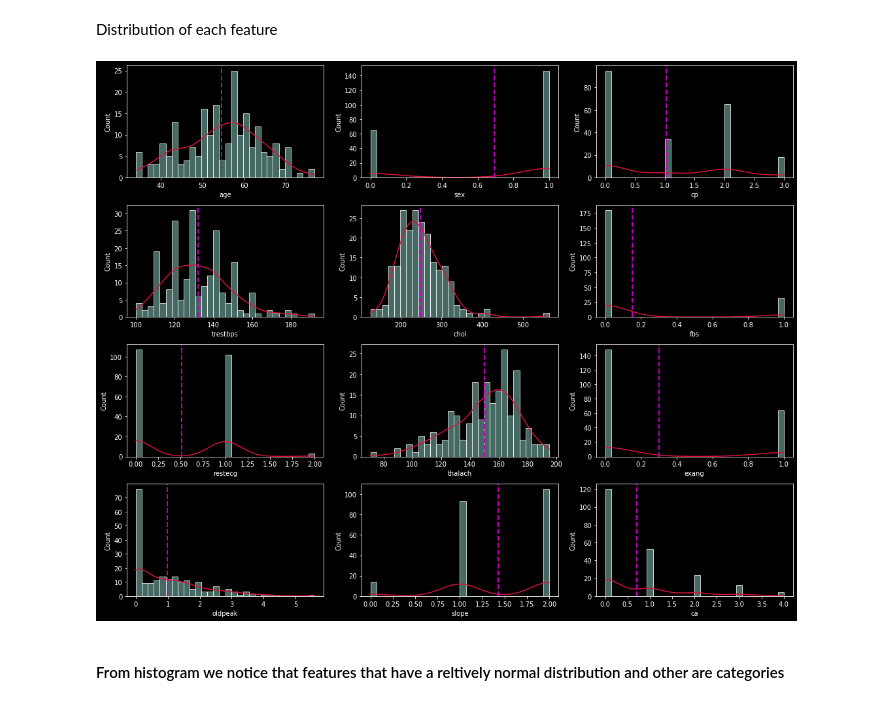
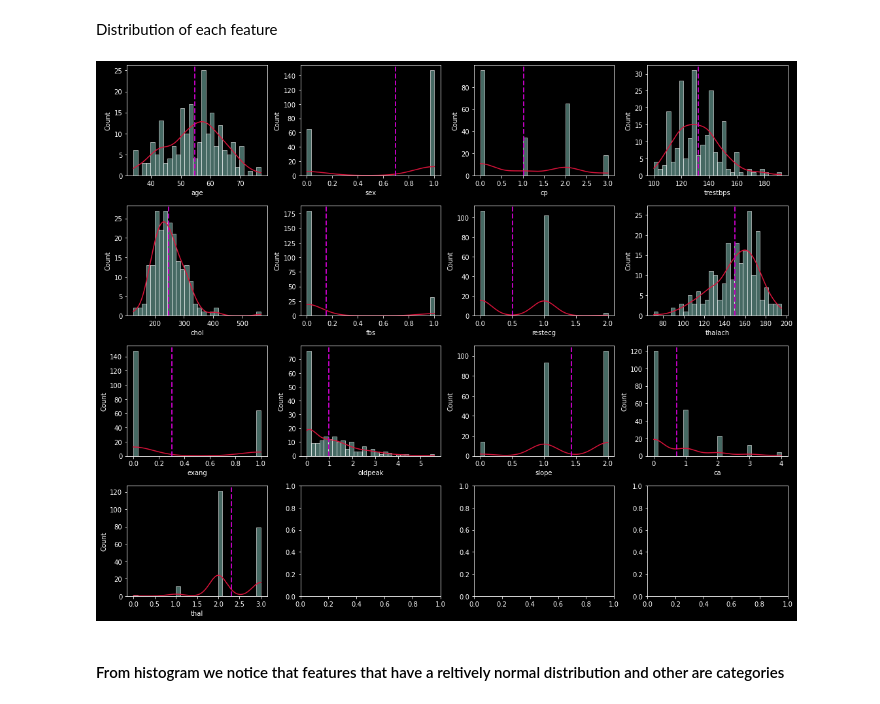
Before and after one commit to AYA0HASSAN/LogisticRegression, a Jupyter notebook: LogisticRegressionLab.ipynb, the cells around one changed output. Cells and saved outputs as stored; diff of their text form; code cells hidden in the pictures.

```diff
--- a/LogisticRegressionLab.ipynb
+++ b/LogisticRegressionLab.ipynb
@@ -147,14 +147,14 @@ Distribution of each feature
 # %%
 features = data.drop('target',axis=1)
 target = data[['target']]
-fig, ax = plt.subplots(4, 3, figsize=(15, 12))
+fig, ax = plt.subplots(4, 4, figsize=(15, 12))
 for variable, subplot in zip(features, ax.flatten()):
     g=sns.histplot(data[variable],bins=30, kde=True, ax=subplot)
     g.lines[0].set_color('crimson')
     g.axvline(x=data[variable].mean(), color='m', label='Mean', linestyle='--', linewidth=2)
 plt.tight_layout()
 # %% [output]
-[figure, old version]
+[figure, new version]
 # %% [markdown]
 #### From histogram we notice that features that have a reltively normal distribution and other are categories
 # %% [markdown]
```
Also changed, not shown: parts of 26 cells of this notebook.
